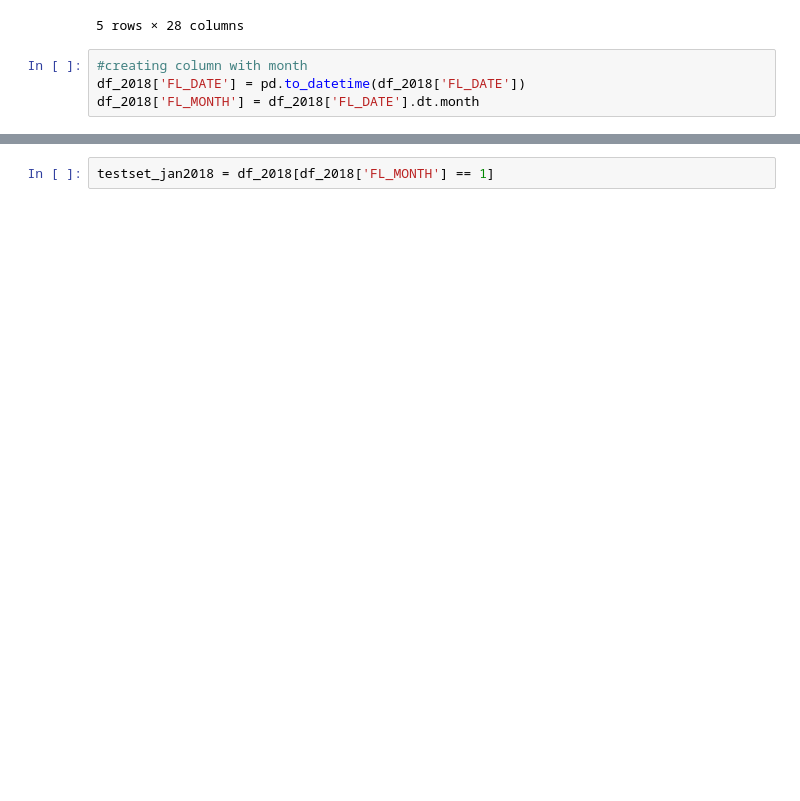
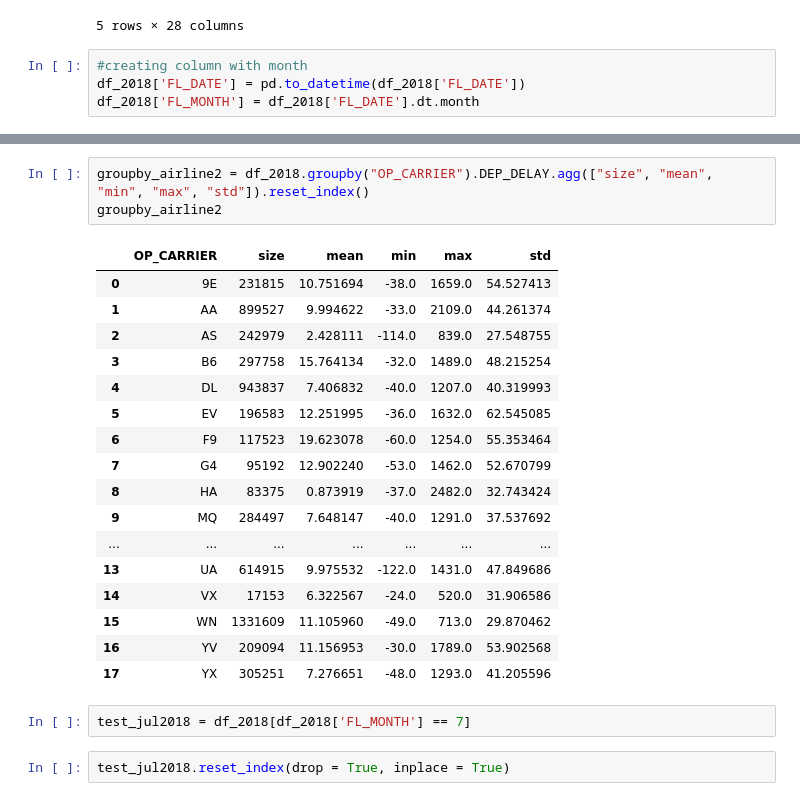
Before and after one commit to khaleesiyali/FLIGHT_DELAYS, a Jupyter notebook: 1st PBL/IDS_Proj_1_G2.ipynb, the cells around one changed output, grey strips where cells are left out. Cells and saved outputs as stored; diff of their text form; blank space fills up the shorter version.

```diff
--- a/1st PBL/IDS_Proj_1_G2.ipynb
+++ b/1st PBL/IDS_Proj_1_G2.ipynb
@@ -1717,3 +1878,26 @@ df_2018['FL_MONTH'] = df_2018['FL_DATE'].dt.month
+# %%
+groupby_airline2 = df_2018.groupby("OP_CARRIER").DEP_DELAY.agg(["size", "mean", "min", "max", "std"]).reset_index()
+groupby_airline2
+# %% [output]
+|  | OP_CARRIER | size | mean | min | max | std |
+| 0 | 9E | 231815 | 10.751694 | -38.0 | 1659.0 | 54.527413 |
+| 1 | AA | 899527 | 9.994622 | -33.0 | 2109.0 | 44.261374 |
+| 2 | AS | 242979 | 2.428111 | -114.0 | 839.0 | 27.548755 |
+| 3 | B6 | 297758 | 15.764134 | -32.0 | 1489.0 | 48.215254 |
+| 4 | DL | 943837 | 7.406832 | -40.0 | 1207.0 | 40.319993 |
+| 5 | EV | 196583 | 12.251995 | -36.0 | 1632.0 | 62.545085 |
+| 6 | F9 | 117523 | 19.623078 | -60.0 | 1254.0 | 55.353464 |
+| 7 | G4 | 95192 | 12.902240 | -53.0 | 1462.0 | 52.670799 |
+| 8 | HA | 83375 | 0.873919 | -37.0 | 2482.0 | 32.743424 |
+| 9 | MQ | 284497 | 7.648147 | -40.0 | 1291.0 | 37.537692 |
+| ... | ... | ... | ... | ... | ... | ... |
+| 13 | UA | 614915 | 9.975532 | -122.0 | 1431.0 | 47.849686 |
+| 14 | VX | 17153 | 6.322567 | -24.0 | 520.0 | 31.906586 |
+| 15 | WN | 1331609 | 11.105960 | -49.0 | 713.0 | 29.870462 |
+| 16 | YV | 209094 | 11.156953 | -30.0 | 1789.0 | 53.902568 |
+| 17 | YX | 305251 | 7.276651 | -48.0 | 1293.0 | 41.205596 |
 # %%
-testset_jan2018 = df_2018[df_2018['FL_MONTH'] == 1]
+test_jul2018 = df_2018[df_2018['FL_MONTH'] == 7]
+# %%
+test_jul2018.reset_index(drop = True, inplace = True)
 # %%
```
Also changed, not shown: parts of 37 cells of this notebook.
